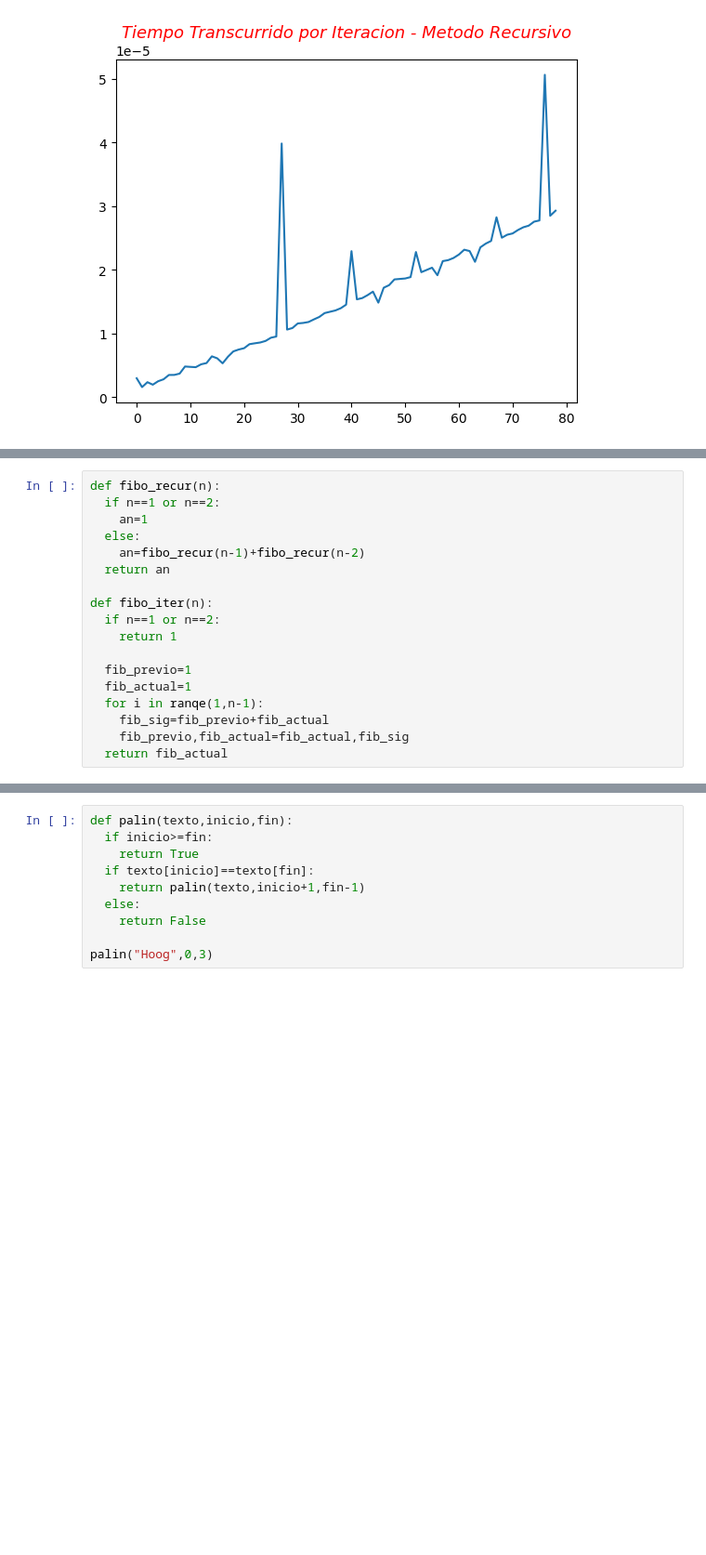
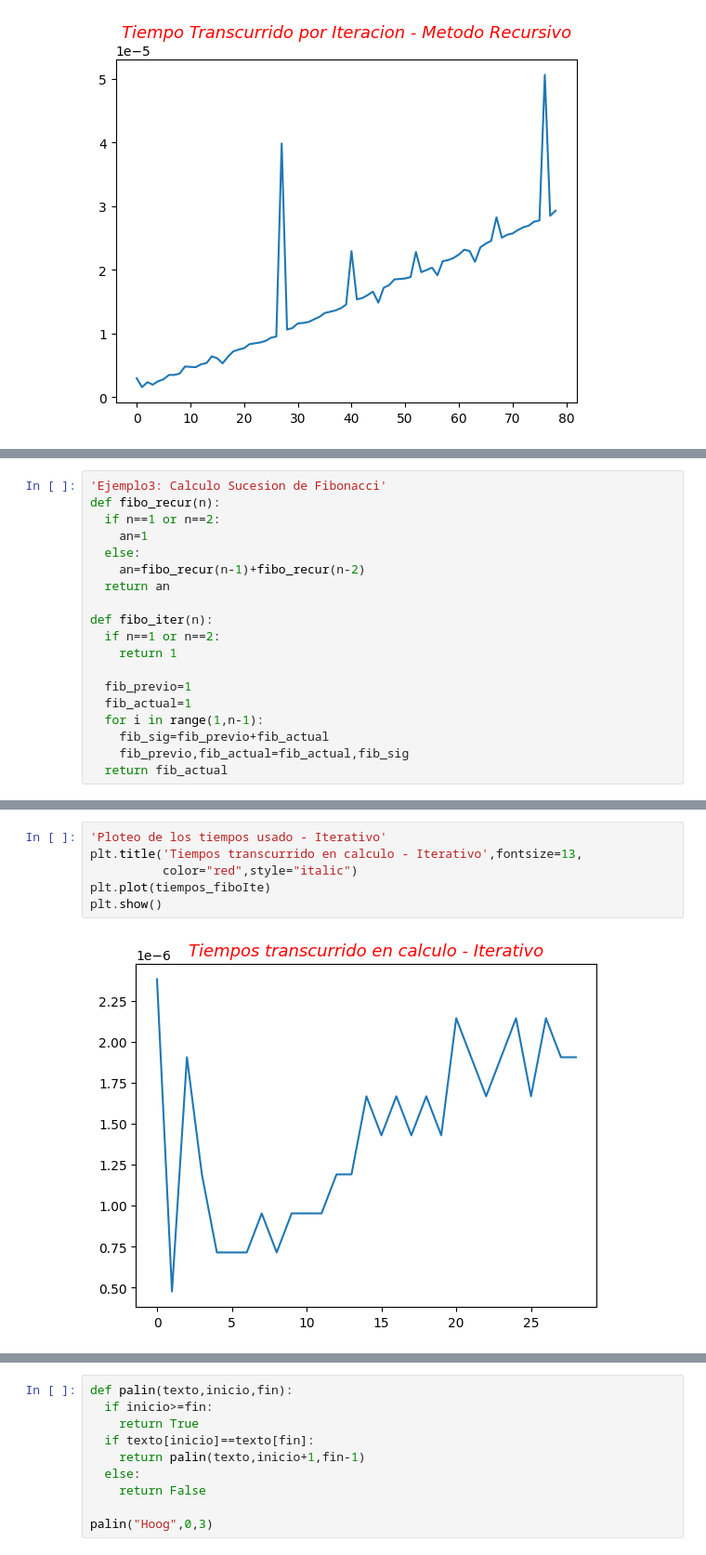
Before and after one commit to CeSaRLoPeZArTeAgA/Metodos_Computacionales-IMCA, a Jupyter notebook: Clase_Recursividad.ipynb, the cells around one changed output, grey strips where cells are left out. Shown: that part at 93% size. Saved outputs shown, nothing was run; the diff lists cells and outputs as text; blank space fills up the shorter version.

```diff
--- a/Clase_Recursividad.ipynb
+++ b/Clase_Recursividad.ipynb
@@ -101,6 +101,7 @@ for i in range(1,18):
 plt.plot(tiempos_hanoi)
 plt.show()
 # %%
+'Ejemplo3: Calculo Sucesion de Fibonacci'
 def fibo_recur(n):
   if n==1 or n==2:
     an=1
@@ -114,7 +115,7 @@ def fibo_iter(n):
 
   fib_previo=1
   fib_actual=1
-  for i in ranqe(1,n-1):
+  for i in range(1,n-1):
     fib_sig=fib_previo+fib_actual
     fib_previo,fib_actual=fib_actual,fib_sig
   return fib_actual
@@ -147,0 +160,8 @@ NameError: ignored
+# %%
+'Ploteo de los tiempos usado - Iterativo'
+plt.title('Tiempos transcurrido en calculo - Iterativo',fontsize=13,
+          color="red",style="italic")
+plt.plot(tiempos_fiboIte)
+plt.show()
+# %% [output]
+[figure, added]
```
Also changed, not shown: parts of 13 cells of this notebook.
